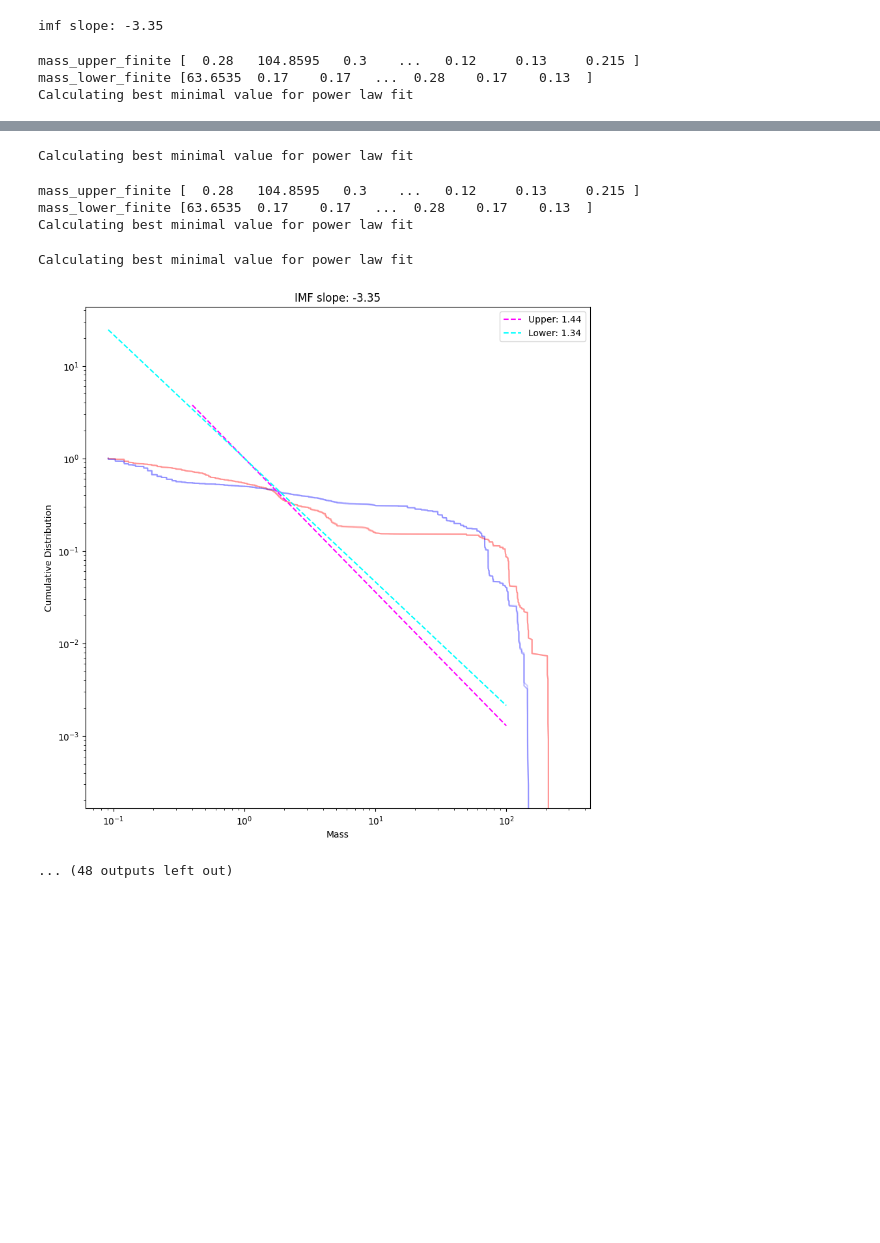
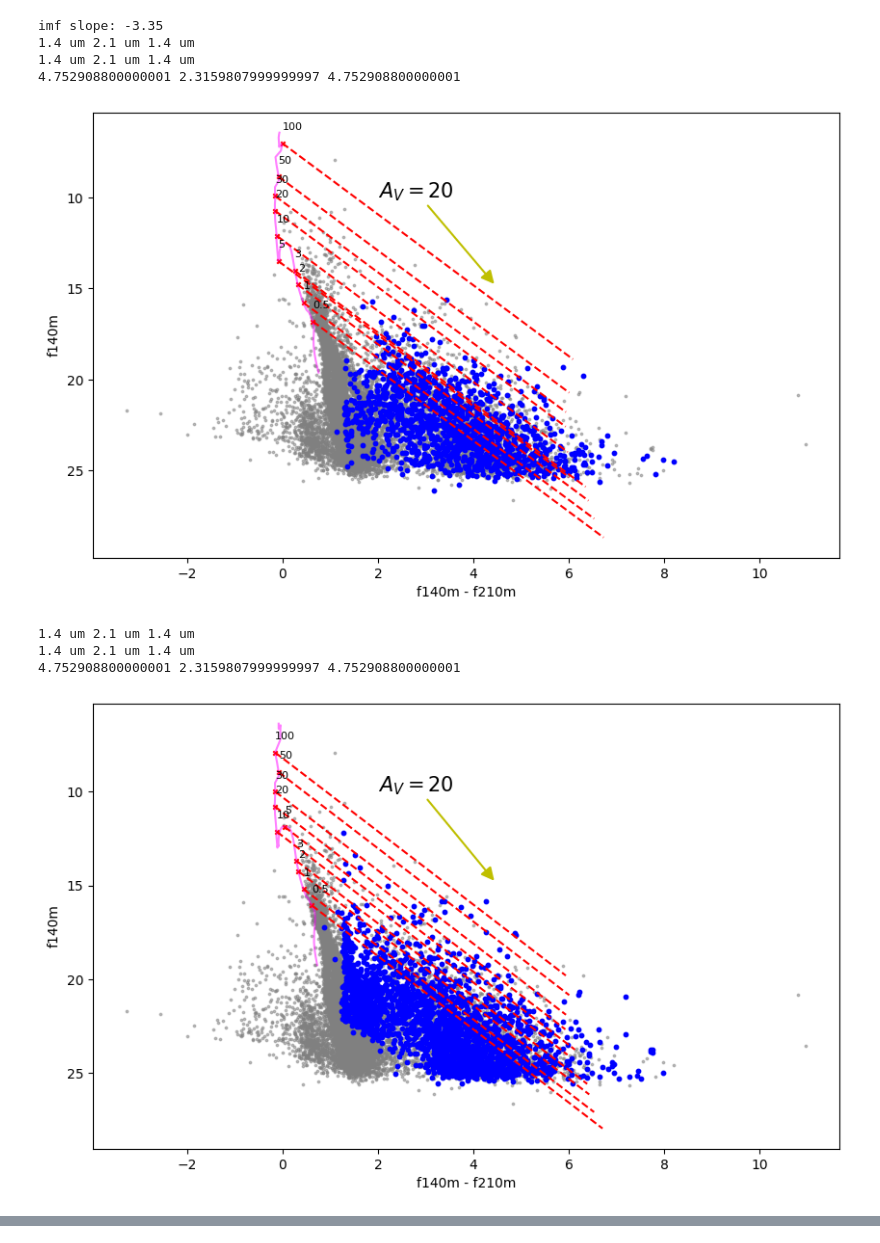
Before and after one commit to tyoo37/w51_nircam, a Jupyter notebook: analysis/imf.ipynb, the cells around one changed output, grey strips where cells are left out. Drawn from its saved outputs; the diff is of its cells as text; code cells hidden in the pictures; blank space fills up the shorter version.

```diff
--- a/analysis/imf.ipynb
+++ b/analysis/imf.ipynb
@@ -578,6 +597,7 @@ Best n_components (BIC): 3
 # %%
 import powerlaw
 from shapely.geometry import LineString
+from itertools import combinations
 
 def get_mass(color, mag, isochrone_color, isochrone_mag, mass_iso,
     assumed_imf_slope=-2.35, ext=CT06_MWLoc(),
@@ -654,9 +674,11 @@ def get_mass(color, mag, isochrone_color, isochrone_mag, mass_iso,
         raise ValueError(f"Number of mass estimates {len(masses)} does not match number of data points {len(color)} ")
     return masses
 
-def get_isochrone_mass(mag1, mag2, filter1, filter2, logage=6, av=10):
+def get_isochrone_mass(mag1, mag2, idx, filter1, filter2, logage=6, av=10):
     color = mag1 - mag2
     magnitude = mag1
+    color_idx = mag1[idx] - mag2[idx]
+    magnitude_idx = mag1[idx]
     parsec_av0 = Table.read('/home/t.yoo/parsec_av0.txt', format='ascii')
     m_init = parsec_av0['col4']
     parsec_av0 = parsec_av0[m_init<500]
@@ -685,24 +707,35 @@ def get_isochrone_mass(mag1, mag2, filter1, filter2, logage=6, av=10):
     }
     isochrone_color = parsec_mags[filter1][age_idx] - parsec_mags[filter2][age_idx]
     isochrone_mag = parsec_mags[filter1][age_idx]
-    """BufferError
+    wav1 = float(filter1[1:-1])/100
+    wav2 = float(filter2[1:-1])/100
+    ext=CT06_MWLoc()
     fig = plt.figure(figsize=(10, 6))
     ax1 = fig.add_subplot(111)
     ax1.scatter(color, magnitude, c='gray', s=3, alpha=0.5)
+    ax1.scatter(color_idx, magnitude_idx, c='blue', s=10, marker='o')
     ax1.plot(isochrone_color, isochrone_mag, color='magenta', alpha=0.5)
+    for mass_isochrone in [0.5, 1, 2, 3, 5, 10, 20, 30, 50, 100 ]:
+        mass_idx = np.argmin(np.abs(mass_av0[age_idx] - mass_isochrone))
+        ax1.scatter(isochrone_color[mass_idx], isochrone_mag[mass_idx], c='red', s=10, marker='x')
+        ax1.annotate(f'{mass_isochrone}', (isochrone_color[mass_idx], isochrone_mag[mass_idx]), textcoords="offset points", xytext=(0,10), fontsize=8)
+        #plot line along with extinction vector
+        ax1.plot((isochrone_color[mass_idx], isochrone_color[mass_idx] + (ext(1/wav1/u.um)-ext(1/wav2/u.um))*50), (isochrone_mag[mass_idx], isochrone_mag[mass_idx] + (ext(1/wav1/u.um))*50), color='red', linestyle='--')
     ax1.set_xlabel(f'{filter1} - {filter2}')
     ax1.set_ylabel(f'{filter1}')
     ax1.invert_yaxis()
+    plot_extvec_cmd(ax1, (filter1, filter2), (filter1,), extvec_scale=20, start=(2,10))
     plt.show()
-    """
 
 
-    mass_values = get_mass(color.value, magnitude.value, isochrone_color, isochrone_mag, mass_iso=mass_av0)
+
+    mass_values = get_mass(color_idx.value, magnitude_idx.value, isochrone_color, isochrone_mag, mass_iso=mass_av0)
 
     """
     fig = plt.figure(figsize=(10, 6))
     ax1 = fig.add_subplot(111)
     ax1.scatter(color, magnitude, c='gray', s=3, alpha=0.5)
+    ax1.scatter(color_idx, magnitude_idx, c='blue', s=10, marker='o')
     ax1.plot((isochrone_color+(ext(1/wav1/u.um)-ext(1/wav2/u.um))*av), (isochrone_mag+(ext(1/wav1/u.um))*av) , color='magenta', alpha=0.5)
     ax1.set_xlabel(f'{filter1} - {filter2}')
     ax1.set_ylabel(f'{filter1}')
@@ -715,12 +748,12 @@ def get_imf(filters_for_color_short, filters_for_color_long, class_table, niter=
     imf_slopes=[-3.35, -2.85, -2.35, -1.85, -1.35]):
 
     # get the index of element that has at least one finite value in each row
-    nfilters_for_color_short = len(filters_for_color_short)-1
+    comb_fitlers_for_short = list(combinations(filters_for_color_short, 2))
+    nfilters_for_color_short = len(comb_fitlers_for_short)
     isfinite_tab = np.isfinite(class_table)
     isfinite_row = np.any(isfinite_tab, axis=1)
     class_table_final = np.ones(len(catalog)) * np.nan
     for irow, row in enumerate(class_table):
-
         if np.sum(np.isfinite(row)) != 0:
             sum_finite = np.sum(row[isfinite_tab[irow]])
             if sum_finite >0:
@@ -738,9 +771,7 @@ def get_imf(filters_for_color_short, filters_for_color_long, class_table, niter=
 
     for imf_slope in imf_slopes:
         print('imf slope:', imf_slope)
-        fig = plt.figure(figsize=(10, 10))
-        ax1 = fig.add_subplot(111)
-        ax1.set_title(f'IMF slope: {imf_slope}')
+
         alphas_lower = []
         alphas_upper = []
         xmins_lower = []
@@ -748,17 +779,17 @@ def get_imf(filters_for_color_short, filters_for_color_long, class_table, niter=
         for iter in range(niter):
             masses_upper_iter = np.ones((len(upper_idx), nfilters_for_color_short))* np.nan
             masses_lower_iter = np.ones((len(lower_idx), nfilters_for_color_short))* np.nan
-            for ifilt, f1_short in enumerate(filters_for_color_short[:2]):
+            for ifilt, (f1_short, f2_short) in enumerate(comb_fitlers_for_short):
                 f2_short = filters_for_color_short[2]
                 filt_color_short = (f1_short, f2_short)
 
 
                 #mag1, mag2, idx, filter1, filter2, logage=6, av=10
 
-                masses_upper = get_isochrone_mass(mags[f1_short][0][upper_idx], mags[f2_short][0][upper_idx],
+                masses_upper = get_isochrone_mass(mags[f1_short][0], mags[f2_short][0], upper_idx,
                                                     f1_short, f2_short, logage=6, av=10)
 
-                masses_lower = get_isochrone_mass(mags[f1_short][0][lower_idx], mags[f2_short][0][lower_idx],
+                masses_lower = get_isochrone_mass(mags[f1_short][0], mags[f2_short][0], lower_idx,
                                                     f1_short, f2_short, logage=5.7, av=10)
                 masses_upper_iter[:, ifilt] = masses_upper
                 masses_lower_iter[:, ifilt] = masses_lower
@@ -784,6 +815,10 @@ def get_imf(filters_for_color_short, filters_for_color_long, class_table, niter=
             xmins_upper.append(powerlaw_upper.power_law.xmin)
             xmins_lower.append(powerlaw_lower.power_law.xmin)
 
+
+        fig = plt.figure(figsize=(10, 10))
+        ax1 = fig.add_subplot(111)
+        ax1.set_title(f'IMF slope: {imf_slope}')
         xarr_upper = np.linspace(np.min(xmins_upper), 100, 100)
         xarr_lower = np.linspace(np.min(xmins_lower), 100, 100)
         ax1.plot(xarr_upper, xarr_upper**(-alphas_upper[0]), c='magenta', linestyle='--', label='Upper: '+f'{alphas_upper[0]:.2f}')
@@ -795,9 +830,14 @@ def get_imf(filters_for_color_short, filters_for_color_long, class_table, niter=
         ax1.set_yscale('log')
         plt.show()
 # %%
-get_imf(['f140m', 'f182m', 'f210m'], [ 'f360m', 'f480m'], class_table)
+get_imf(['f140m', 'f162m', 'f210m'], [ 'f360m', 'f480m'], class_table)
 # %% [output]
 imf slope: -3.35
+1.4 um 2.1 um 1.4 um
+1.4 um 2.1 um 1.4 um
+4.752908800000001 2.3159807999999997 4.752908800000001
+[figure, new version]
-mass_upper_finite [  0.28   104.8595   0.3    ...   0.12     0.13     0.215 ]
-mass_lower_finite [63.6535  0.17    0.17   ...  0.28    0.17    0.13  ]
-Calculating best minimal value for power law fit
+1.4 um 2.1 um 1.4 um
+1.4 um 2.1 um 1.4 um
+4.752908800000001 2.3159807999999997 4.752908800000001
+[figure, added]
@@ -816,7 +864,0 @@ Calculating best minimal value for power law fit
-Calculating best minimal value for power law fit
-mass_upper_finite [  0.28   104.8595   0.3    ...   0.12     0.13     0.215 ]
-mass_lower_finite [63.6535  0.17    0.17   ...  0.28    0.17    0.13  ]
-Calculating best minimal value for power law fit
-Calculating best minimal value for power law fit
-[figure, old version]
-... (48 outputs left out)
```
Also changed, not shown: parts of 4 cells of this notebook, 4 other files.
